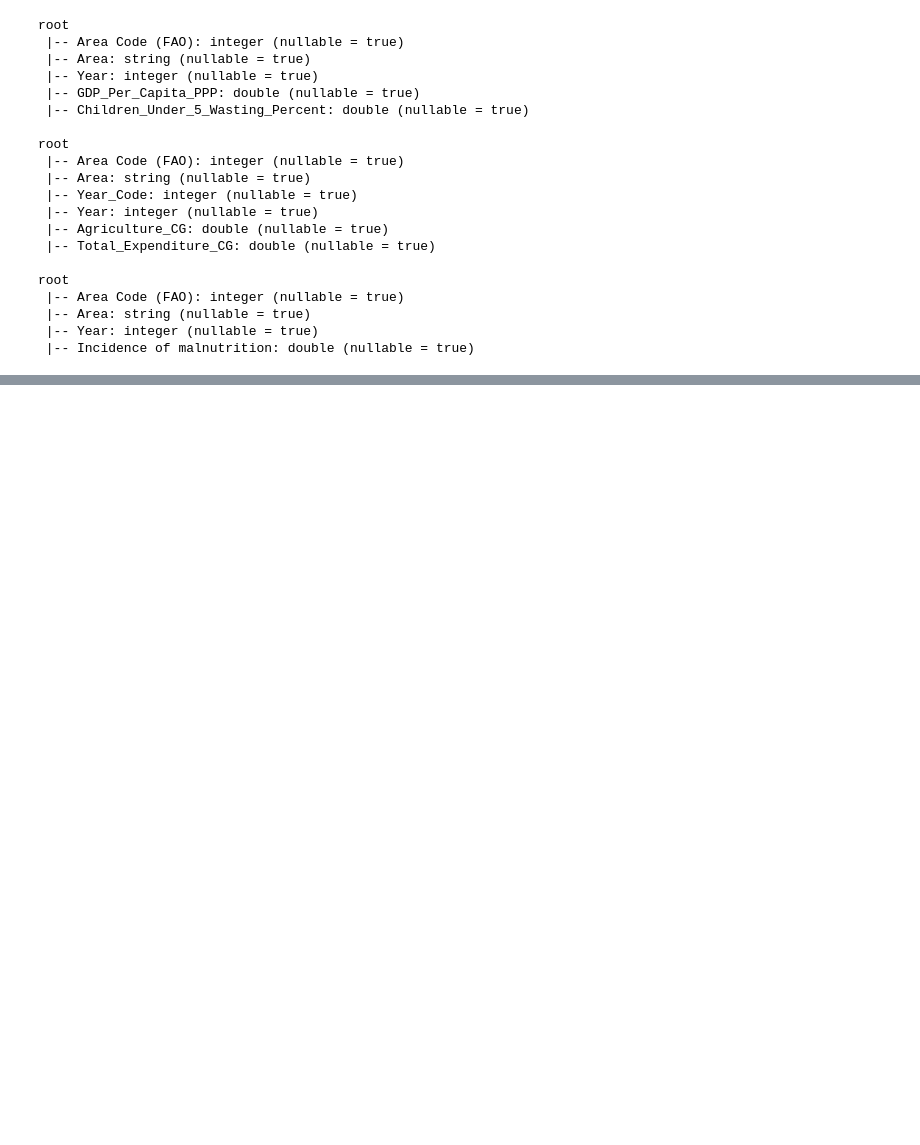
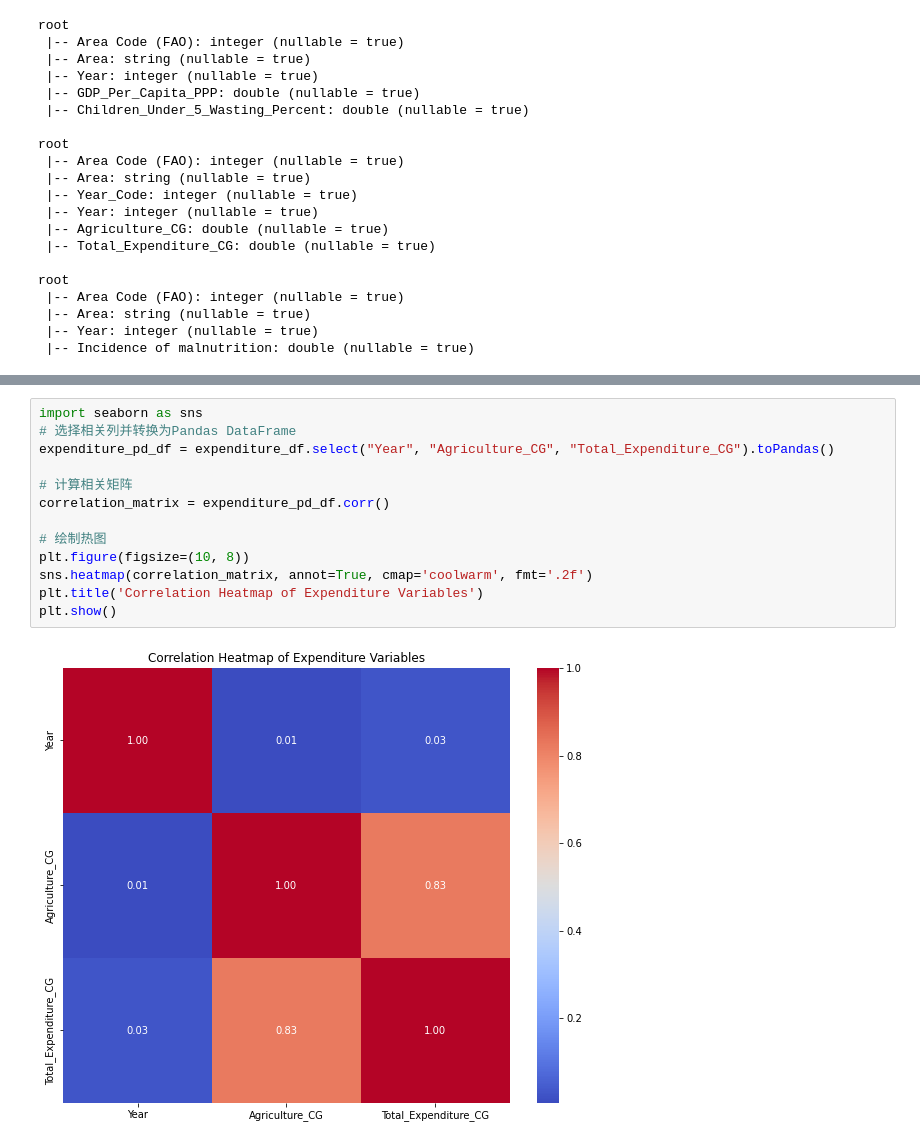
Before and after one commit to Crownlulu/Assignment_interation4, a Jupyter notebook: Data Understanding.ipynb, the cells around one changed output, grey strips where cells are left out. Drawn from its saved outputs; the diff is of its cells as text; blank space fills up the shorter version.

```diff
--- a/Data Understanding.ipynb
+++ b/Data Understanding.ipynb
@@ -69,0 +190,15 @@ root
+# %%
+import seaborn as sns
+# 选择相关列并转换为Pandas DataFrame
+expenditure_pd_df = expenditure_df.select("Year", "Agriculture_CG", "Total_Expenditure_CG").toPandas()
+
+# 计算相关矩阵
+correlation_matrix = expenditure_pd_df.corr()
+
+# 绘制热图
+plt.figure(figsize=(10, 8))
+sns.heatmap(correlation_matrix, annot=True, cmap='coolwarm', fmt='.2f')
+plt.title('Correlation Heatmap of Expenditure Variables')
+plt.show()
+# %% [output]
+[figure, added]
```
Also changed, not shown: parts of 12 cells of this notebook.
